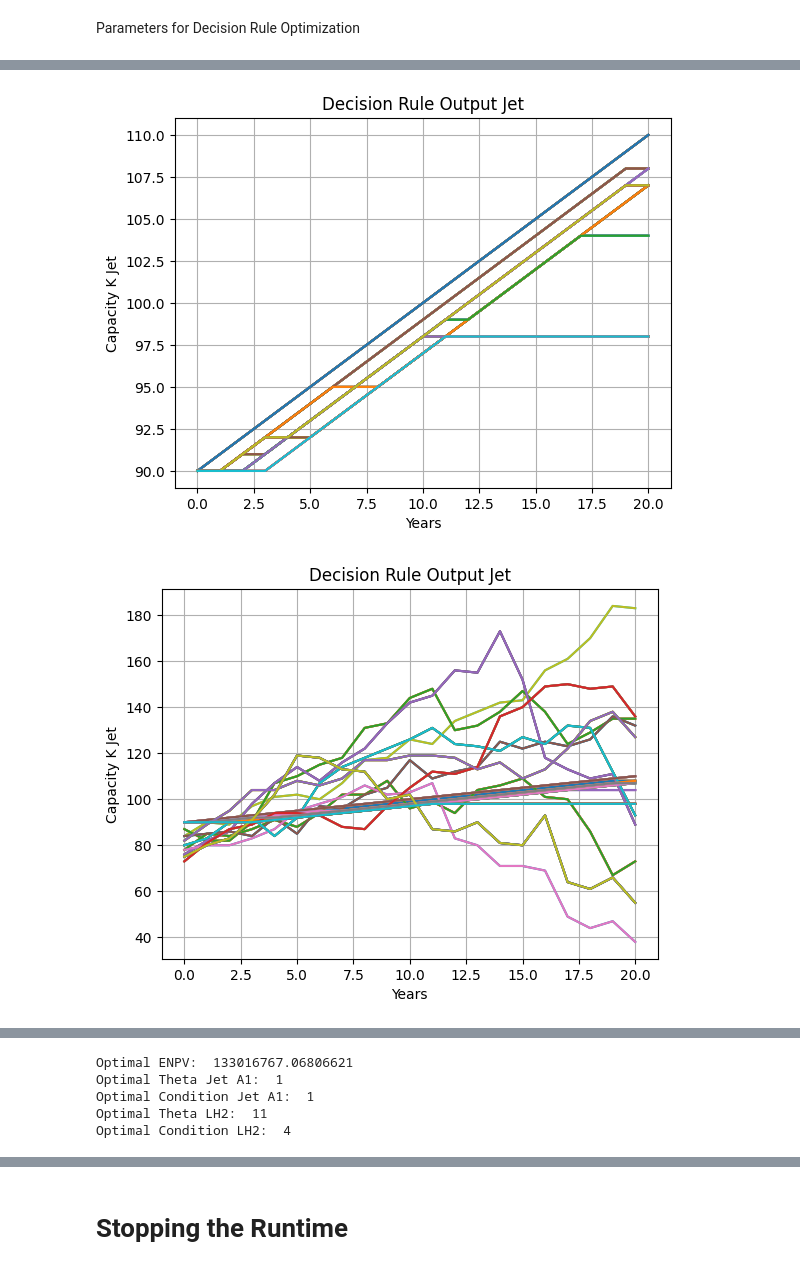
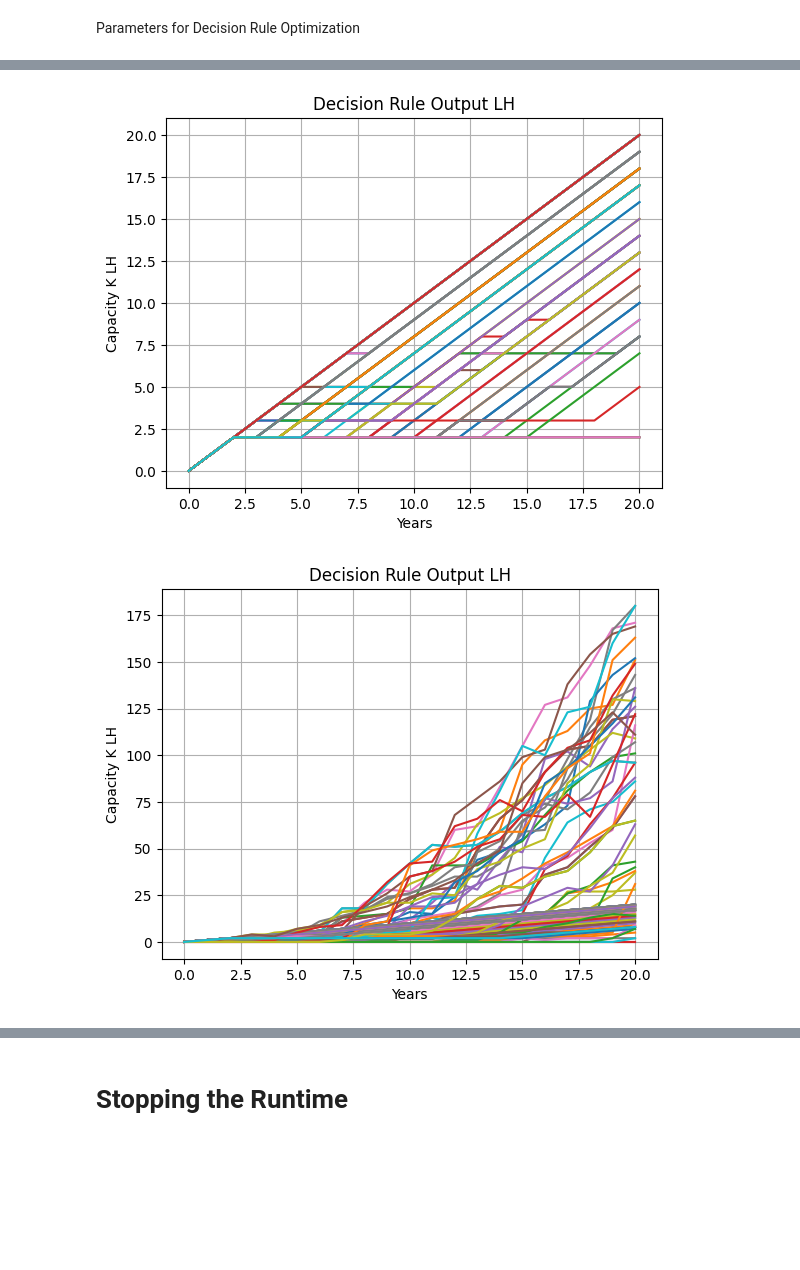
Before and after one commit to Oli767/Masterthesis, a Jupyter notebook: MT.ipynb, the cells around one changed output, grey strips where cells are left out. Drawn from its saved outputs; the diff is of its cells as text; code cells hidden in the pictures; blank space fills up the shorter version.

```diff
--- a/MT.ipynb
+++ b/MT.ipynb
@@ -84,7 +84,7 @@ Param = {
     "Dt0": 25000000,  # Demand at t0
     "dt": 1,  # Steptime in Years
     "Fth": 20,  # Time Horizon of Forecasts in Steptime
-    "No_Forecasts": 10,  # Number of Forecasts
+    "No_Forecasts": 100,  # Number of Forecasts
     "No_Forecasts_plot": 100,  # Number of Forecasts to be plotted
     "mu": 0.042754330256447565,  # Average Demand growth per year
     "sigma": 0.05813761525452841,  # Volatility of Demand development per year
@@ -458,0 +380,7 @@ Best Parameters: (1, 4, 1, 9)
+# %%
+# Parameter_Evaluation
+ENPV_Decision, Parameter_Decision = fn.Parameter_Evaluation(
+    Param, d_ATM_Jet_mix, d_ATM_LH_mix, d_ATM_mix, S_value_matrix, Shock_Scenarios, 100
+)
+print("Maximum ENPV:", ENPV_Decision)
+print("Best Parameters:", Parameter_Decision)
@@ -459,29 +410,16 @@ Best Parameters: (1, 4, 1, 9)
 # %%
-delta_K_Jet2 = fn.Decision_Rule(
-    Param, Param["K0"], d_ATM_Jet, Result[1][0], Result[1][1]
+delta_K_LH_Decision = fn.Decision_Rule(
+    Param, Param["K0_LH"], d_ATM_LH, Parameter_Decision[2], Parameter_Decision[3]
 )
-K_Jet2 = fn.Capacity_2D(Param, delta_K_Jet2)
-fn.Scenario_plot(Param, K_Jet2, True, "Decision Rule Output Jet", "Capacity K Jet")
+K_LH_Decision = fn.Capacity_2D(Param, delta_K_LH_Decision, True)
+fn.Scenario_plot(Param, K_LH_Decision, True, "Decision Rule Output LH", "Capacity K LH")
 fn.Scenario_plot(
     Param,
-    np.vstack((K_Jet2, d_ATM_Jet)),
-    True,
-    "Decision Rule Output Jet",
-    "Capacity K Jet",
-)
-
-delta_K_LH2 = fn.Decision_Rule(
-    Param, Param["K0_LH"], d_ATM_LH, Result[1][2], Result[1][3]
-)
-K_LH2 = fn.Capacity_2D(Param, delta_K_LH2, True)
-fn.Scenario_plot(Param, K_LH2, True, "Decision Rule Output LH", "Capacity K LH")
-fn.Scenario_plot(
-    Param,
-    np.vstack((K_LH2, d_ATM_LH)),
+    np.vstack((K_LH_Decision, d_ATM_LH)),
     True,
     "Decision Rule Output LH",
     "Capacity K LH",
 )
 # %% [output]
-[figure, old version]
+[figure, new version]
-[figure, old version]
+[figure, new version]
@@ -561,16 +434,0 @@ def Evaluation(Param, K0, ATM, S_values, Pax, n=100):
-# %%
-ENPV_Decision = Evaluation(
-    Param, Param["K0"], d_ATM_mix, S_value_matrix, Shock_Scenarios, n=100
-)
-
-print("Optimal ENPV: ", ENPV_Decision[0])
-print("Optimal Theta Jet A1: ", ENPV_Decision[1])
-print("Optimal Condition Jet A1: ", ENPV_Decision[2])
-print("Optimal Theta LH2: ", ENPV_Decision[3])
-print("Optimal Condition LH2: ", ENPV_Decision[4])
-# %% [output]
-Optimal ENPV:  133016767.06806621
-Optimal Theta Jet A1:  1
-Optimal Condition Jet A1:  1
-Optimal Theta LH2:  11
-Optimal Condition LH2:  4
```
Also changed, not shown: parts of 27 cells of this notebook, 1 other file.
